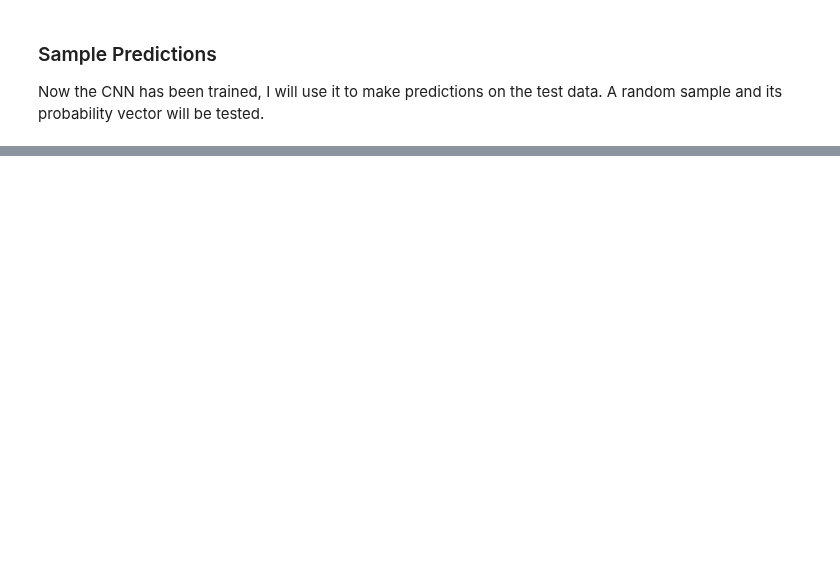
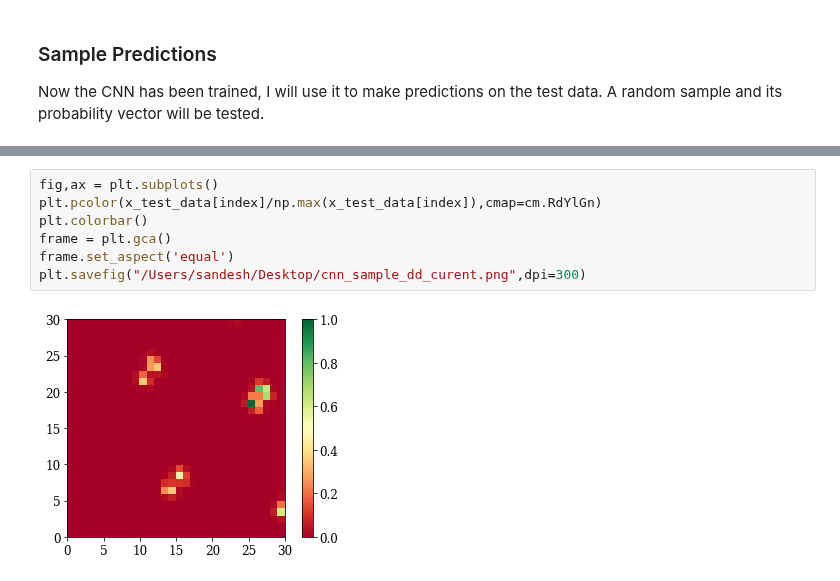
Before and after one commit to Quantumgame/quantum-ml, a Jupyter notebook: Machine Learning/Learning Subimage state.ipynb, the cells around one changed output, grey strips where cells are left out. Saved outputs shown, nothing was run; the diff lists cells and outputs as text; blank space fills up the shorter version.

```diff
--- a/Machine Learning/Learning Subimage state.ipynb
+++ b/Machine Learning/Learning Subimage state.ipynb
@@ -263,0 +267,9 @@ print(predictions[index]['states'])
+# %%
+fig,ax = plt.subplots()
+plt.pcolor(x_test_data[index]/np.max(x_test_data[index]),cmap=cm.RdYlGn)
+plt.colorbar()
+frame = plt.gca()
+frame.set_aspect('equal')
+plt.savefig("/Users/sandesh/Desktop/cnn_sample_dd_curent.png",dpi=300)
+# %% [output]
+[figure, added]
```
Also changed, not shown: parts of 11 cells of this notebook, 12 other files.
